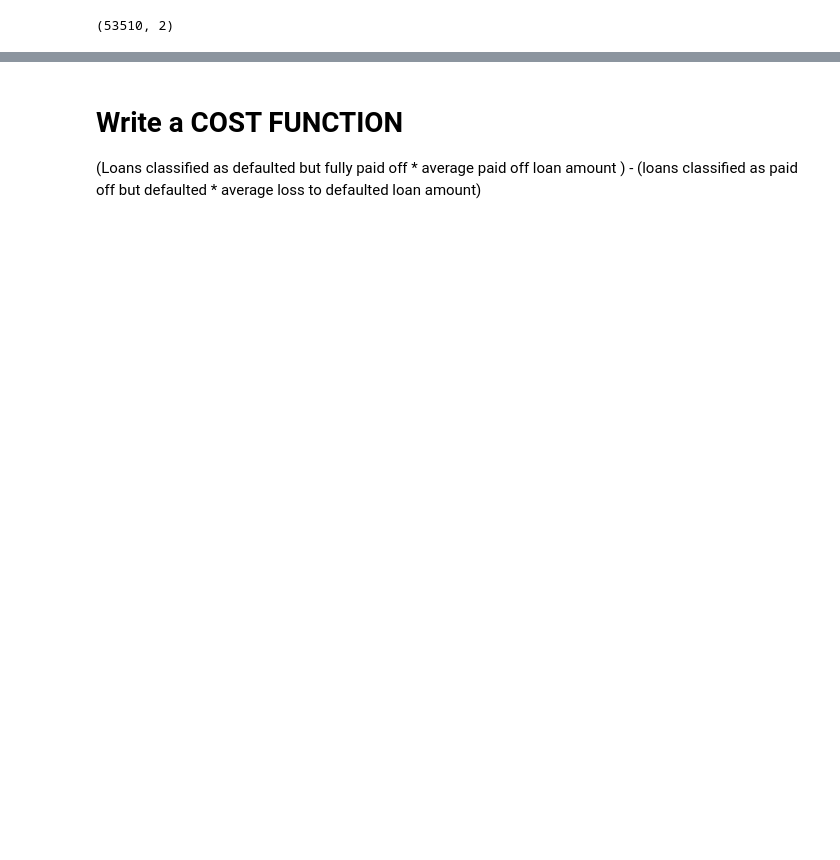
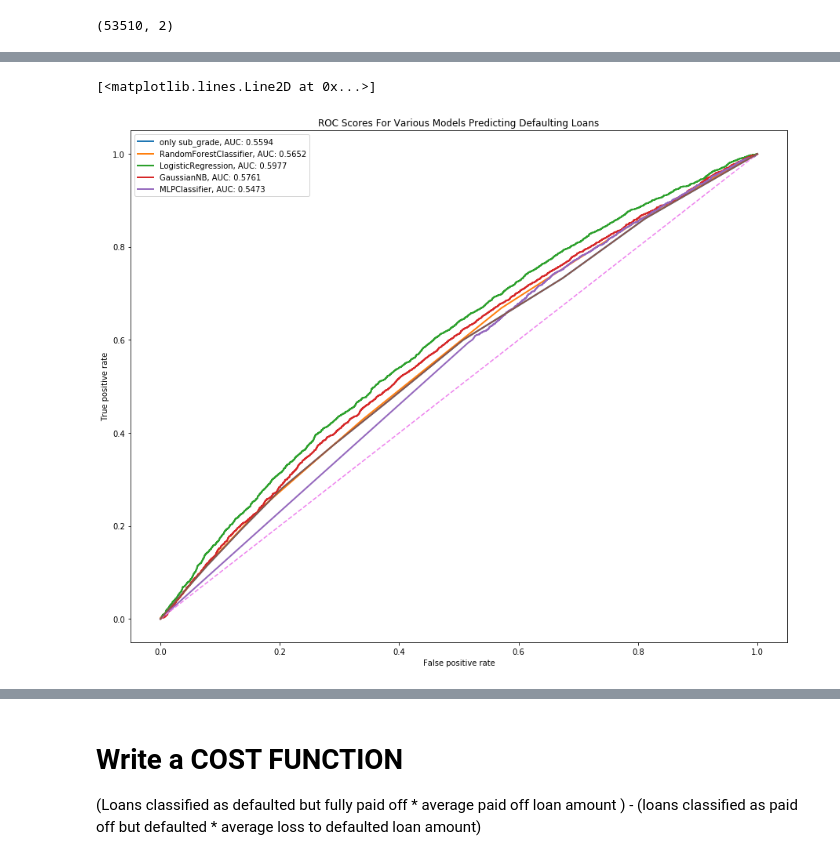
Before and after one commit to jeremyrchow/lending_club_default_model, a Jupyter notebook: EDA.ipynb, the cells around one changed output, grey strips where cells are left out. Drawn from its saved outputs; the diff is of its cells as text; code cells hidden in the pictures; blank space fills up the shorter version.

```diff
--- a/EDA.ipynb
+++ b/EDA.ipynb
@@ -375,3 +395,32 @@ make_confusion_matrix(clf)
+# %%
+models=[clf,lm,gnb,mlp]
+plt.figure(figsize=(15, 12))
+plt.plot(fpr_b,tpr_b,lw=2, label = 'only sub_grade' +\
+         ', AUC: ' + str(roc_auc_score(yb_test, clf_b.predict_proba(Xb_test)[:,1]))[:6])
+def plot_models():
+
+    for model in models:
+        fpr, tpr, thresholds = roc_curve(y_test, model.predict_proba(X_test)[:,1])
+        auc_score = roc_auc_score(y_test, model.predict_proba(X_test)[:,1])
+        f1_score = 0
+        plt.plot(fpr, tpr,lw=2, label = str(model)[:str(model).find('(')] + ', AUC: ' + str(auc_score)[:6])
+
+    plt.plot([0,1],[0,1],c='violet',ls='--')
+    plt.xlim([-0.05,1.05])
+    plt.ylim([-0.05,1.05])
+    plt.legend(loc='upper left')
+
+    plt.xlabel('False positive rate')
+    plt.ylabel('True positive rate')
+    plt.title('ROC Scores For Various Models Predicting Defaulting Loans');
+# print("ROC AUC score = ", roc_auc_score(y_test, clf.predict_proba(X_test)[:,1]))
+# print("ROC AUC score baseline = ", roc_auc_score(yb_test, clf_b.predict_proba(Xb_test)[:,1]))
+    return None
+plot_models()
+plt.plot(fpr_b,tpr_b,lw=2, label = 'only sub_grade')
+# %% [output]
+[<matplotlib.lines.Line2D at 0x...>]
+[figure, added]
 # %%
 fpr, tpr, thresholds = roc_curve(y_test, clf.predict_proba(X_test)[:,1])
 fpr_b, tpr_b, thresholds_b = roc_curve(yb_test, clf_b.predict_proba(Xb_test)[:,1])
```
Also changed, not shown: parts of 16 cells of this notebook.
